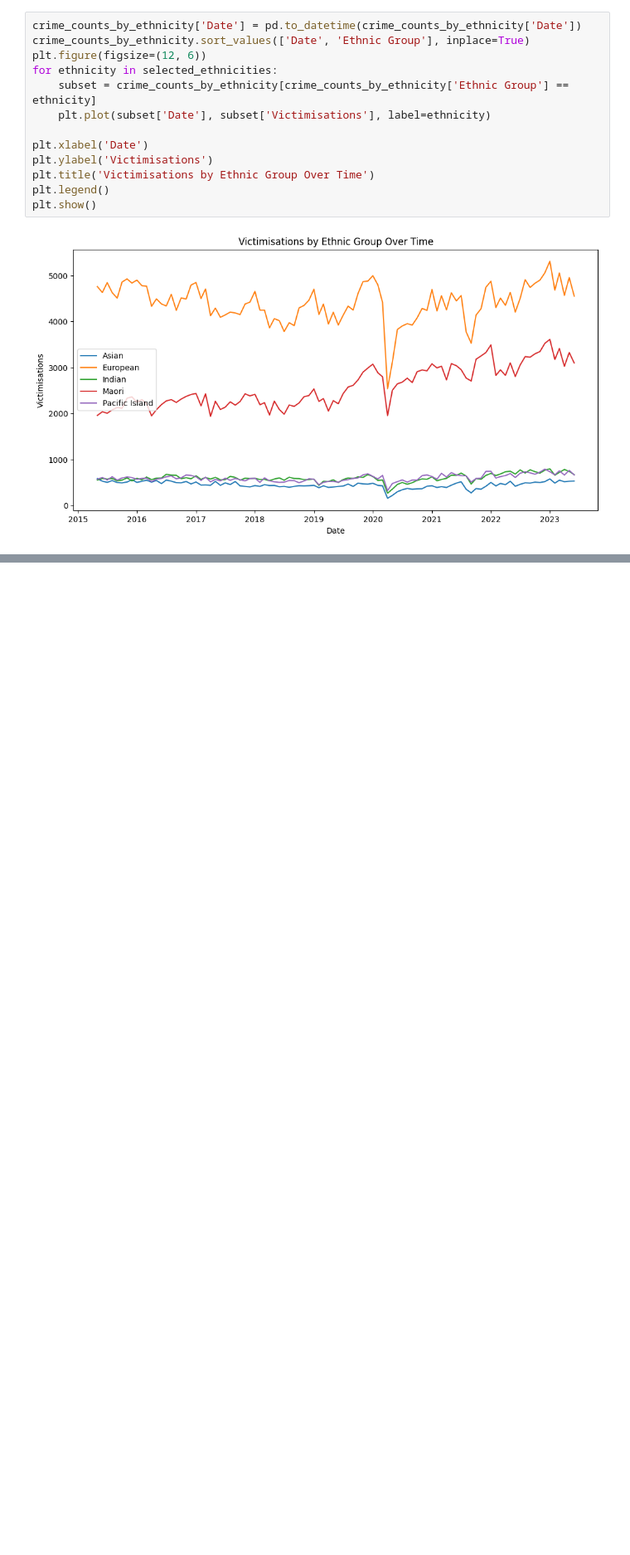
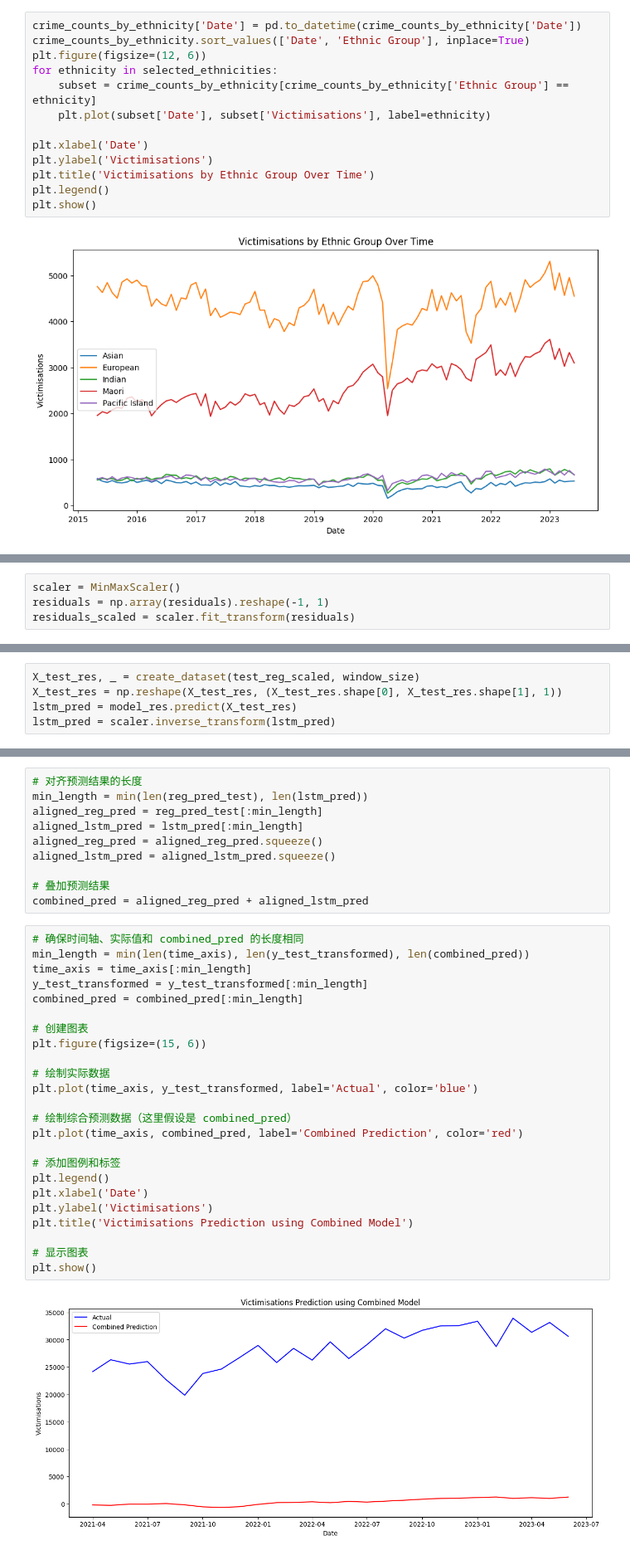
Before and after one commit to RunningZombie/CS760, a Jupyter notebook: TS.ipynb, the cells around one changed output, grey strips where cells are left out. Shown at 83% size. Drawn from its saved outputs; the diff is of its cells as text; blank space fills up the shorter version.

```diff
--- a/TS.ipynb
+++ b/TS.ipynb
@@ -415,0 +776,4 @@ Epoch 156/200
+# %%
+scaler = MinMaxScaler()
+residuals = np.array(residuals).reshape(-1, 1)
+residuals_scaled = scaler.fit_transform(residuals)
@@ -415,0 +838,5 @@ Epoch 156/200
+# %%
+X_test_res, _ = create_dataset(test_reg_scaled, window_size)
+X_test_res = np.reshape(X_test_res, (X_test_res.shape[0], X_test_res.shape[1], 1))
+lstm_pred = model_res.predict(X_test_res)
+lstm_pred = scaler.inverse_transform(lstm_pred)
@@ -415,0 +865,36 @@ Epoch 156/200
+# %%
+# 对齐预测结果的长度
+min_length = min(len(reg_pred_test), len(lstm_pred))
+aligned_reg_pred = reg_pred_test[:min_length]
+aligned_lstm_pred = lstm_pred[:min_length]
+aligned_reg_pred = aligned_reg_pred.squeeze()
+aligned_lstm_pred = aligned_lstm_pred.squeeze()
+
+# 叠加预测结果
+combined_pred = aligned_reg_pred + aligned_lstm_pred
+# %%
+# 确保时间轴、实际值和 combined_pred 的长度相同
+min_length = min(len(time_axis), len(y_test_transformed), len(combined_pred))
+time_axis = time_axis[:min_length]
+y_test_transformed = y_test_transformed[:min_length]
+combined_pred = combined_pred[:min_length]
+
+# 创建图表
+plt.figure(figsize=(15, 6))
+
+# 绘制实际数据
+plt.plot(time_axis, y_test_transformed, label='Actual', color='blue')
+
+# 绘制综合预测数据（这里假设是 combined_pred）
+plt.plot(time_axis, combined_pred, label='Combined Prediction', color='red')
+
+# 添加图例和标签
+plt.legend()
+plt.xlabel('Date')
+plt.ylabel('Victimisations')
+plt.title('Victimisations Prediction using Combined Model')
+
+# 显示图表
+plt.show()
+# %% [output]
+[figure, added]
```
Also changed, not shown: parts of 27 cells of this notebook.
